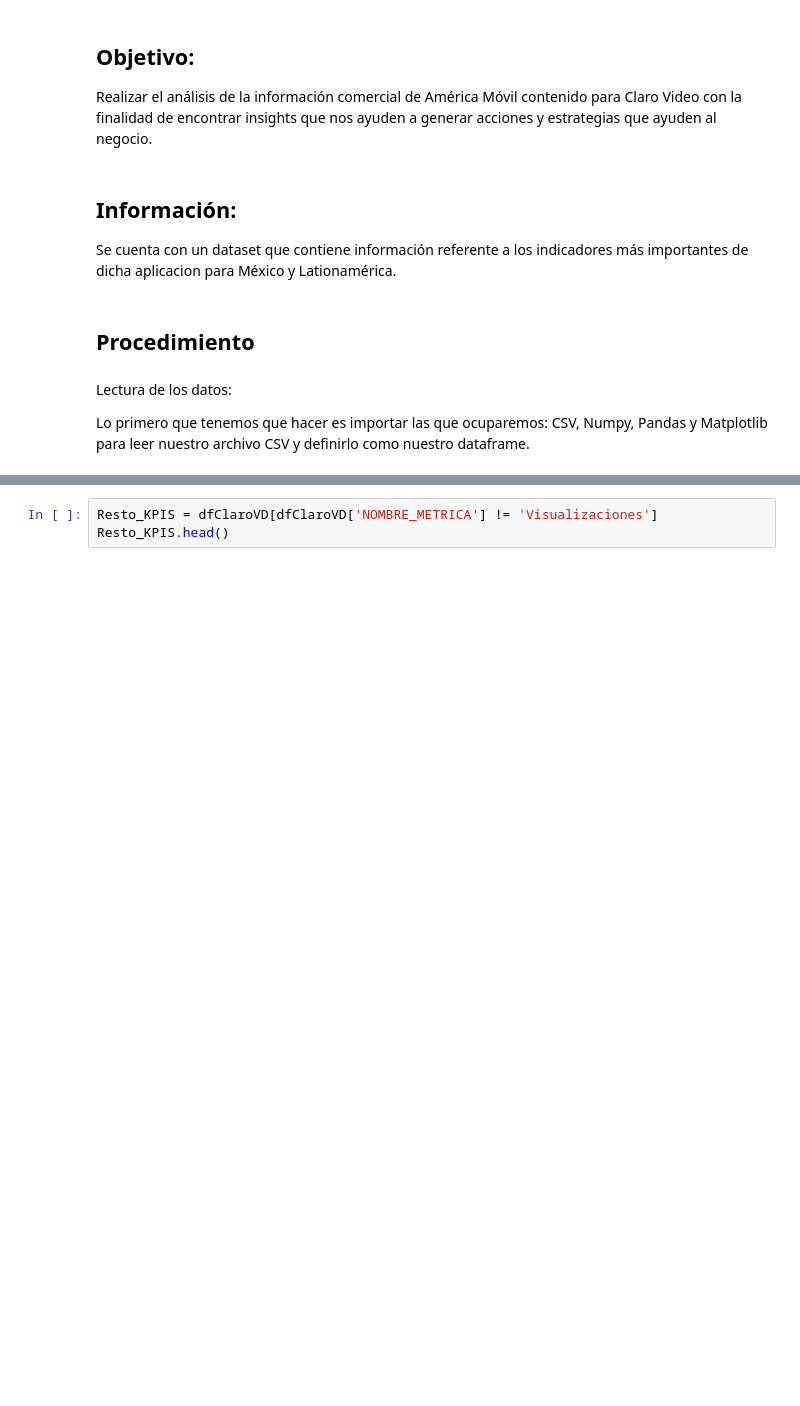
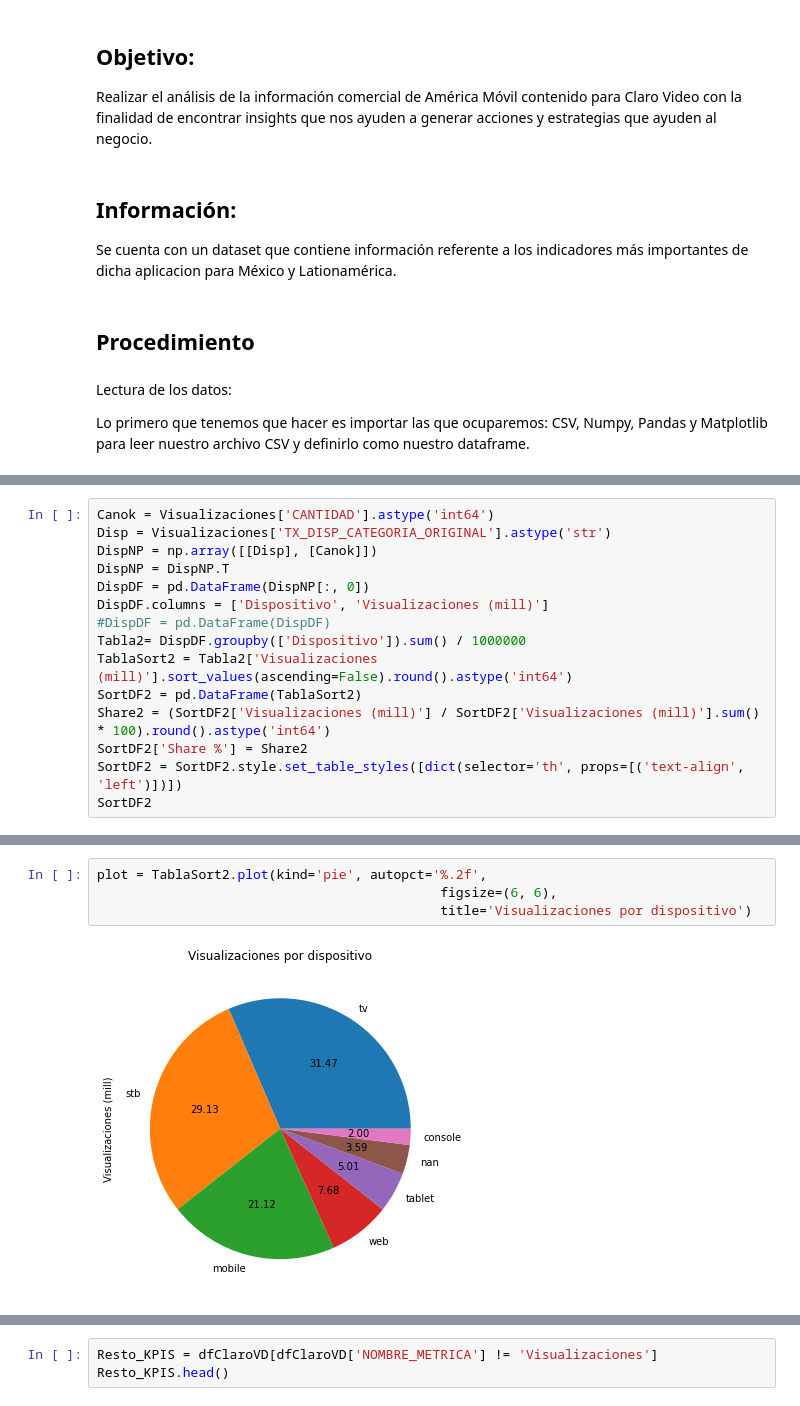
Before and after one commit to mariomtz36/Proyecto-Final, a Jupyter notebook: Proyecto.ipynb, the cells around one changed output, grey strips where cells are left out. Cells and saved outputs as stored; diff of their text form; blank space fills up the shorter version.

Commit message:
Add changes
Add tables and plots

```diff
--- a/Proyecto.ipynb
+++ b/Proyecto.ipynb
@@ -233,0 +226,15 @@ pd.crosstab(index=Visualizaciones['AÑO'], columns=Visualizaciones['MES']).apply
+# %%
+Canok = Visualizaciones['CANTIDAD'].astype('int64')
+Disp = Visualizaciones['TX_DISP_CATEGORIA_ORIGINAL'].astype('str')
+DispNP = np.array([[Disp], [Canok]])
+DispNP = DispNP.T
+DispDF = pd.DataFrame(DispNP[:, 0])
+DispDF.columns = ['Dispositivo', 'Visualizaciones (mill)']
+#DispDF = pd.DataFrame(DispDF)
+Tabla2= DispDF.groupby(['Dispositivo']).sum() / 1000000
+TablaSort2 = Tabla2['Visualizaciones (mill)'].sort_values(ascending=False).round().astype('int64')
+SortDF2 = pd.DataFrame(TablaSort2)
+Share2 = (SortDF2['Visualizaciones (mill)'] / SortDF2['Visualizaciones (mill)'].sum() * 100).round().astype('int64')
+SortDF2['Share %'] = Share2
+SortDF2 = SortDF2.style.set_table_styles([dict(selector='th', props=[('text-align', 'left')])])
+SortDF2
@@ -233,0 +251,6 @@ pd.crosstab(index=Visualizaciones['AÑO'], columns=Visualizaciones['MES']).apply
+# %%
+plot = TablaSort2.plot(kind='pie', autopct='%.2f',
+                                            figsize=(6, 6),
+                                            title='Visualizaciones por dispositivo')
+# %% [output]
+[figure, added]
```
Also changed, not shown: parts of 40 cells of this notebook.
